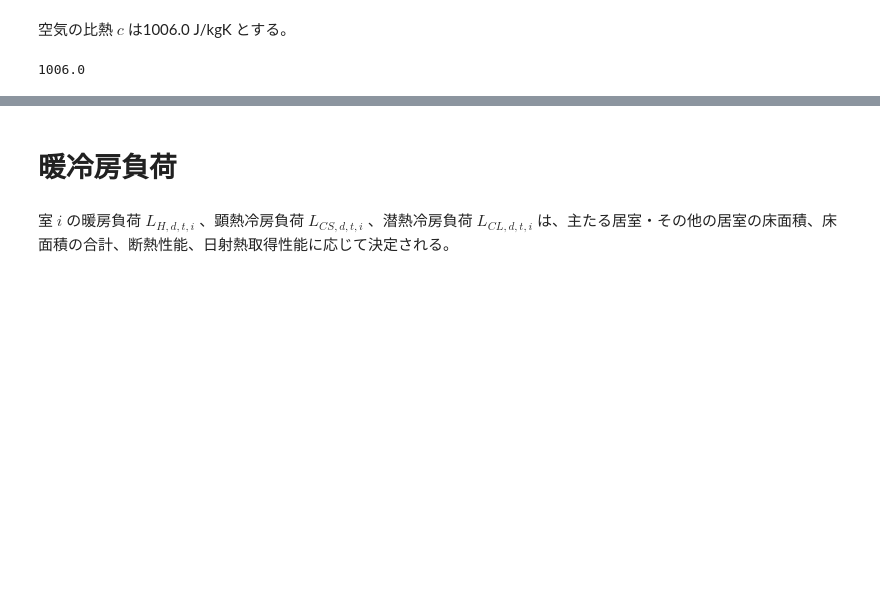
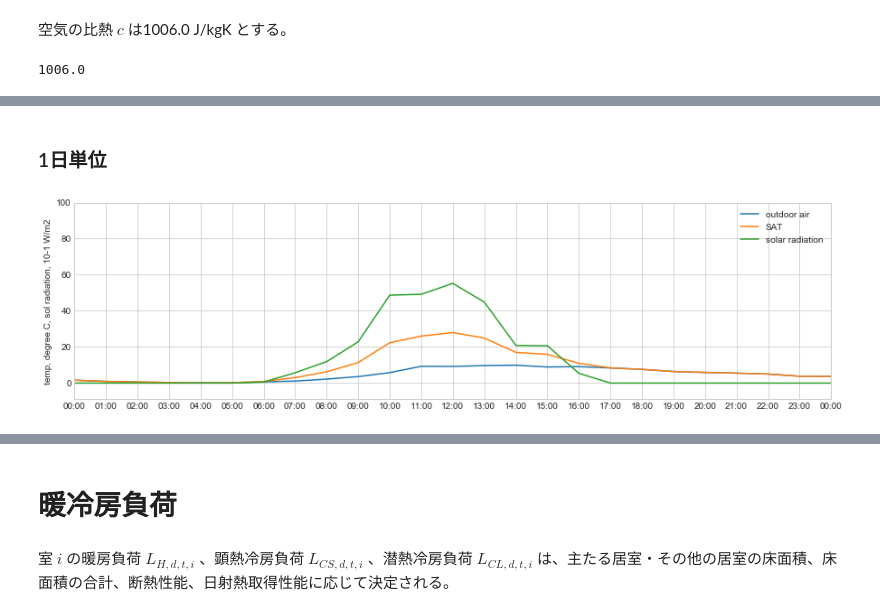
Before and after one commit to HisashiMiura/duct_type_central_hc_system, a Jupyter notebook: explain_functions.ipynb, the cells around one changed output, grey strips where cells are left out. Saved outputs shown, nothing was run; the diff lists cells and outputs as text; code cells hidden in the pictures; blank space fills up the shorter version.

```diff
--- a/explain_functions.ipynb
+++ b/explain_functions.ipynb
@@ -60,0 +93,8 @@ psi
+# %% [markdown]
+### 1日単位
+# %%
+ac.draw_graph(y_title='temp, degree C, sol radiation, 10-1 W/m2',
+              ys=[(theta_ex, 'outdoor air'), (theta_sat, 'SAT'), (j*10**(-1), 'solar radiation')],
+              op='raw', display_date=hday)
+# %% [output]
+[figure, added]
```
Also changed, not shown: parts of 31 cells of this notebook, 1 other file.
